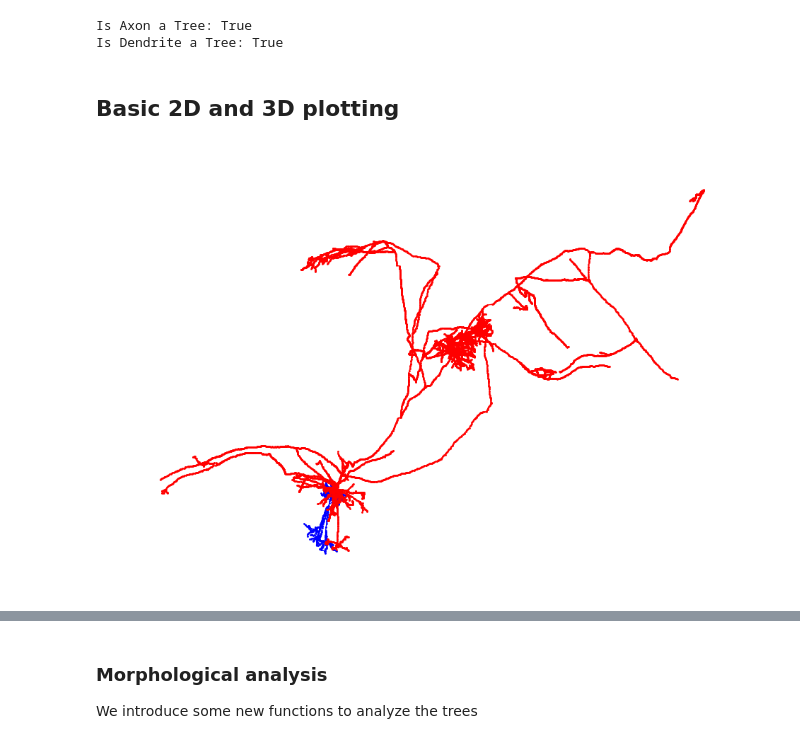
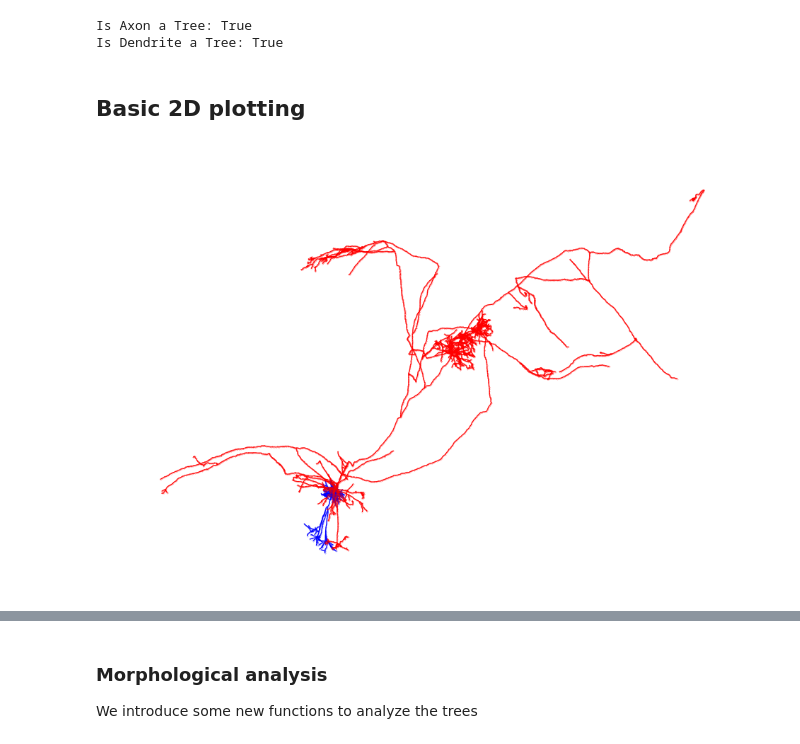
Before and after one commit to AllenNeuralDynamics/CNC-Exaspim-Workshop, a Jupyter notebook: code/networkx.ipynb, the cells around one changed output, grey strips where cells are left out. Drawn from its saved outputs; the diff is of its cells as text; code cells hidden in the pictures.

```diff
--- a/code/networkx.ipynb
+++ b/code/networkx.ipynb
@@ -15,10 +18,14 @@ First, we define a function to parse the JSON files into a graph object. We use
 
 import os
 import json
+import random
+from multiprocessing import Pool
 
+import k3d
 import numpy as np
 import networkx as nx
 from tqdm import tqdm
+import seaborn as sns
 import matplotlib.pyplot as plt
 
 def euclidean_distance(node1, node2):
@@ -98,8 +105,15 @@ def json_to_digraph(file_path):
 
     axon_graph.remove_node(1)  # Remove duplicate soma node from axon graph
 
-    # Merge graphs and rename nodes to avoid key collisions
-    joined_graph = nx.union(dendrite_graph, axon_graph, rename=("D", "A"))
+    # Merge graphs and rename axon nodes to avoid key collisions
+    first_axon_label = max(dendrite_graph.nodes()) + 1 if dendrite_graph.nodes() else 1
+    joined_graph = nx.union(
+        dendrite_graph,
+        nx.convert_node_labels_to_integers(
+            axon_graph,
+            first_label=first_axon_label
+        )
+    )
     roots = [n for n in joined_graph if joined_graph.in_degree(n) == 0]
     # Link the dendrite to the axon
     if len(roots) == 2:
@@ -158,36 +214,36 @@ print("Is Dendrite a Tree:", nx.is_arborescence(dendrite))
 Is Axon a Tree: True
 Is Dendrite a Tree: True
 # %% [markdown]
-## Basic 2D and 3D plotting
+## Basic 2D plotting
 # %%
 def plot_graph_2d(graph, ax, color="blue"):
     """
     Generate a 2D plot of a neuronal tree graph using matplotlib.
 
     Parameters:
     graph (nx.DiGraph): A directed graph representing the neuronal tree.
     """
     # Extracting node positions
     pos = {node: data['pos'][:2] for node, data in graph.nodes(data=True)}
 
     nx.draw(
         graph,
         pos,
         ax=ax,
         arrows=False,
         width=1,
         with_labels=False,
-        node_size=1,
+        node_size=0.01,
         node_color=color,
         edge_color=color
     )
 
 
 fig, ax = plt.subplots(figsize=(12, 8))
 
 plot_graph_2d(dendrite, ax, "blue")
 plot_graph_2d(axon, ax, "red")
 
 plt.show()
 # %% [output]
-[figure, old version]
+[figure, new version]
```
Also changed, not shown: parts of 39 cells of this notebook, 2 other files.
